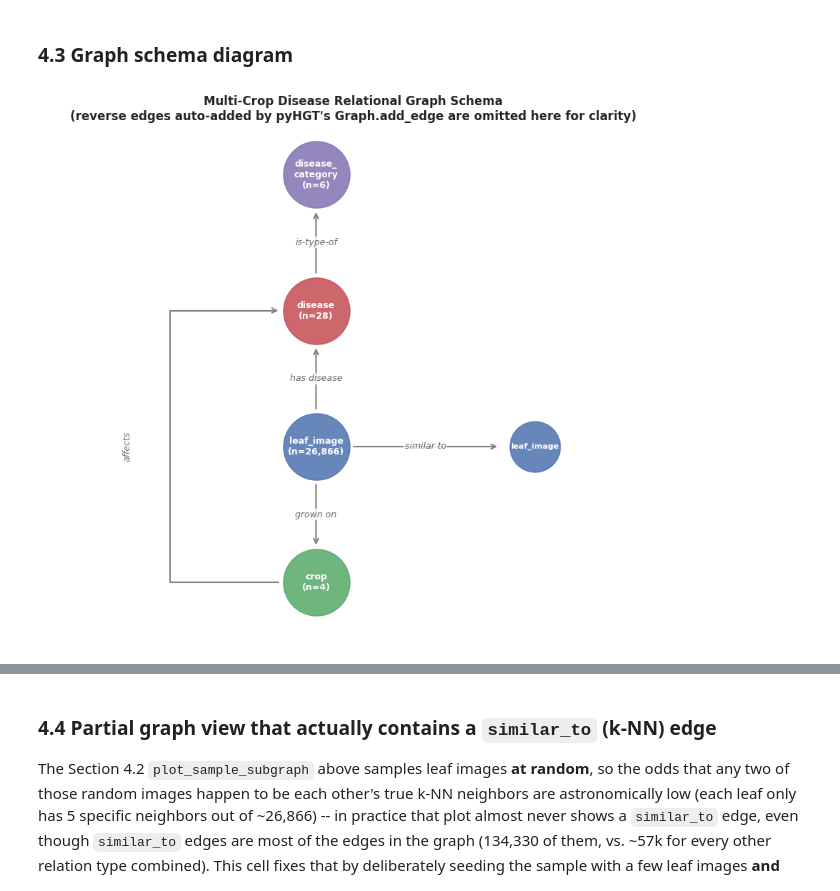
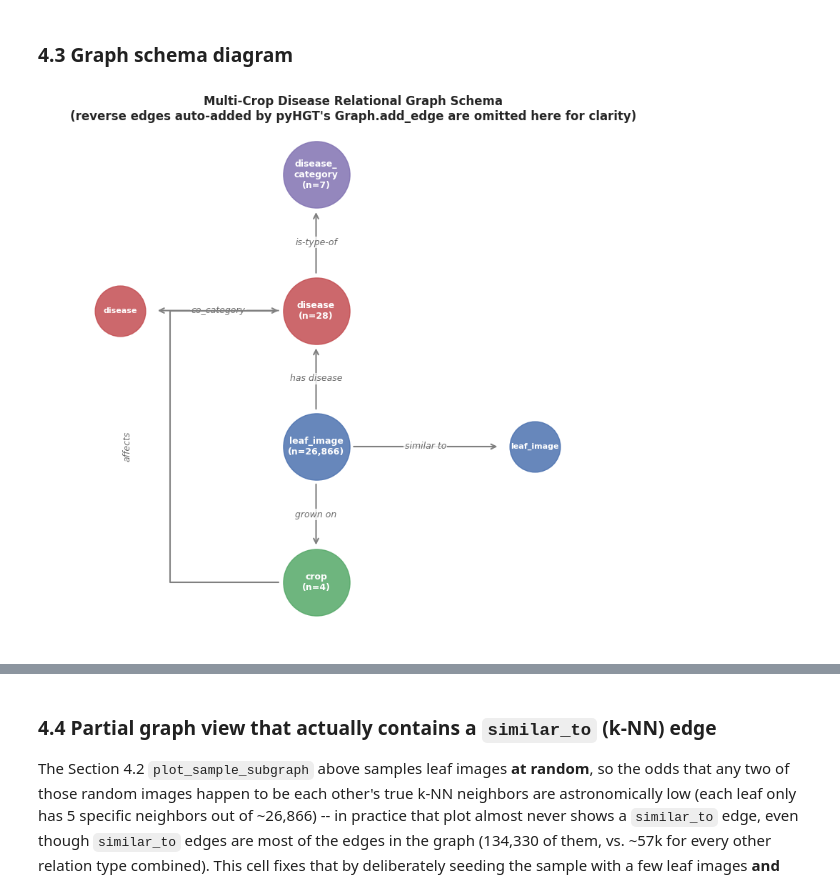
Before and after one commit to Atkiya/CSE438_project, a Jupyter notebook: code/AgriHGT/agrihgt-resnet50.ipynb, the cells around one changed output, grey strips where cells are left out. Saved outputs shown, nothing was run; the diff lists cells and outputs as text; code cells hidden in the pictures.

```diff
--- a/code/AgriHGT/agrihgt-resnet50.ipynb
+++ b/code/AgriHGT/agrihgt-resnet50.ipynb
@@ -1146,18 +1227,31 @@ training label as a graph edge.
 # %%
 def categorize_disease(class_name: str) -> str:
     name = class_name.lower()
+
     if "healthy" in name:
         return "Healthy"
+
     if "mosaic" in name or "virus" in name:
         return "Viral"
-    if "bacterial" in name:
+
+    if "bacterial" in name or "xanthomonas" in name:
         return "Bacterial"
-    if any(k in name for k in ["blight", "mildew", "anthracnose", "fungal", "necrotic", "downy", "midew"]):
+
+    if any(k in name for k in [
+        "blight", "mildew", "midew", "anthracnose",
+        "fungal", "necrotic", "downy"
+    ]):
         return "Fungal"
-    if any(k in name for k in ["insect", "hole", "damage", "carica"]):
-        return "Pest"
+
+    # Must be checked before the general word "damage"
     if "chlorosis" in name or "iron" in name:
         return "Nutrient_Deficiency"
+
+    if any(k in name for k in [
+        "insect", "hole", "damage", "carica"
+    ]):
+        return "Pest"
+
     return "Other"
 
 
@@ -1465,16 +1559,18 @@ ax.axis("off")
 positions = {
     "disease_category": (0.42, 0.90),
     "disease":           (0.42, 0.62),
+    "disease_sim":       (0.08, 0.62),   # duplicate node just for the co_category edge
     "leaf_image":        (0.42, 0.34),
     "leaf_image_sim":    (0.80, 0.34),   # duplicate node just for the similar_to edge
     "crop":              (0.42, 0.06),
 }
 colors = {"leaf_image": "#4C72B0", "leaf_image_sim": "#4C72B0", "disease": "#C44E52",
-          "crop": "#55A868", "disease_category": "#8172B2"}
+          "disease_sim": "#C44E52", "crop": "#55A868", "disease_category": "#8172B2"}
 labels = {
     "leaf_image":        f"leaf_image\n(n={len(graph.node_forward['leaf_image']):,})",
     "leaf_image_sim":    "leaf_image",
     "disease":           f"disease\n(n={len(graph.node_forward['disease'])})",
+    "disease_sim":       "disease",
     "crop":              f"crop\n(n={len(graph.node_forward['crop'])})",
     "disease_category":  f"disease_\ncategory\n(n={len(graph.node_forward['disease_category'])})",
 }
@@ -1486,6 +1582,7 @@ straight_edges = [
     ("disease", "disease_category", "is-type-of"),
     ("leaf_image", "crop", "grown on"),
     ("leaf_image", "leaf_image_sim", "similar to"),
+    ("disease", "disease_sim", "co_category"),
 ]
 for a, b, label in straight_edges:
     xa, ya = positions[a]; xb, yb = positions[b]
@@ -1494,37 +1591,38 @@ for a, b, label in straight_edges:
                                  shrinkA=38, shrinkB=38))
     ax.text((xa + xb) / 2, (ya + yb) / 2, label, fontsize=9, ha="center", va="center",
             style="italic", color="dimgray",
             bbox=dict(facecolor="white", edgecolor="none", alpha=0.8, pad=1))
 
 # crop -> disease ("affects"), routed as a box/bracket around the left side,
 # matching the hand-drawn sketch (rather than a straight diagonal line).
 xa, ya = positions["crop"]
 xb, yb = positions["disease"]
 bracket_x = xa - 0.30
 ax.annotate("", xy=(xb, yb), xytext=(xa, ya),
             arrowprops=dict(arrowstyle="->", color="gray", lw=1.5,
                              shrinkA=38, shrinkB=38,
                              connectionstyle=f"bar,armA=0,armB=0,fraction={-(xa - bracket_x) / abs(yb - ya):.3f}"))
 ax.text(bracket_x - 0.02, (ya + yb) / 2, "affects", fontsize=9, ha="right", va="center",
         style="italic", color="dimgray", rotation=90,
         bbox=dict(facecolor="white", edgecolor="none", alpha=0.8, pad=1))
 
+_DUPLICATE_NODE_KEYS = ("leaf_image_sim", "disease_sim")
 for t, (x, y) in positions.items():
-    node_key = "leaf_image" if t == "leaf_image_sim" else t
-    ax.scatter([x], [y], s=4500 if t != "leaf_image_sim" else 2600,
+    node_key = "leaf_image" if t == "leaf_image_sim" else ("disease" if t == "disease_sim" else t)
+    ax.scatter([x], [y], s=4500 if t not in _DUPLICATE_NODE_KEYS else 2600,
                color=colors[t], alpha=0.85, zorder=3)
-    ax.text(x, y, labels[t], fontsize=9 if t != "leaf_image_sim" else 8,
+    ax.text(x, y, labels[t], fontsize=9 if t not in _DUPLICATE_NODE_KEYS else 8,
             ha="center", va="center", color="white", weight="bold", zorder=4)
 
 ax.set_xlim(-0.05, 1.02); ax.set_ylim(-0.06, 1.0)
 ax.set_title("Multi-Crop Disease Relational Graph Schema\n"
              "(reverse edges auto-added by pyHGT's Graph.add_edge are omitted here for clarity)",
              fontsize=12)
 plt.tight_layout()
 plt.savefig(OUTPUT_DIR / "04_graph_schema.png", bbox_inches="tight")
 plt.show()
 # %% [output]
-[figure, old version]
+[figure, new version]
 # %%
 TYPE_COLORS = {
     "crop": "#4C72B0",
```
Also changed, not shown: parts of 15 cells of this notebook.
